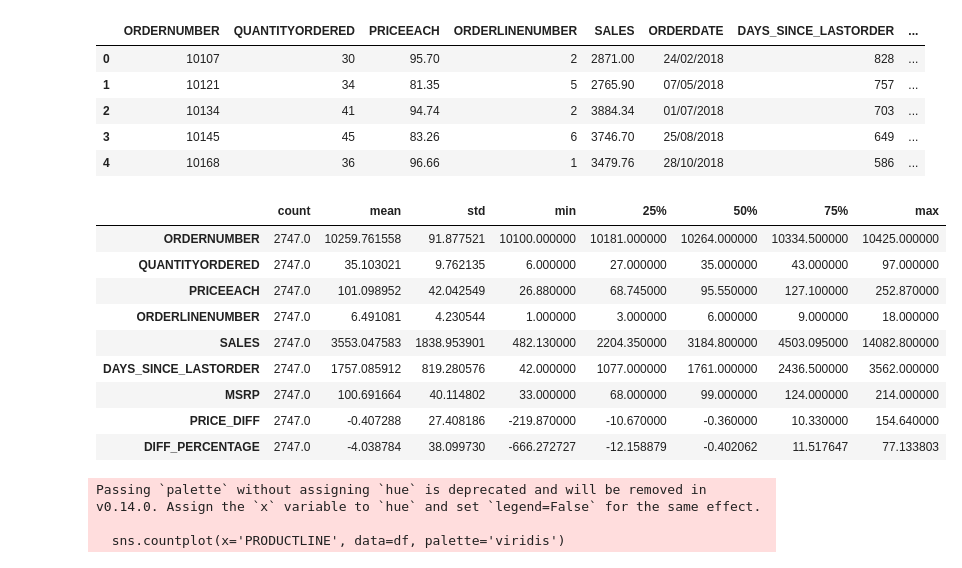
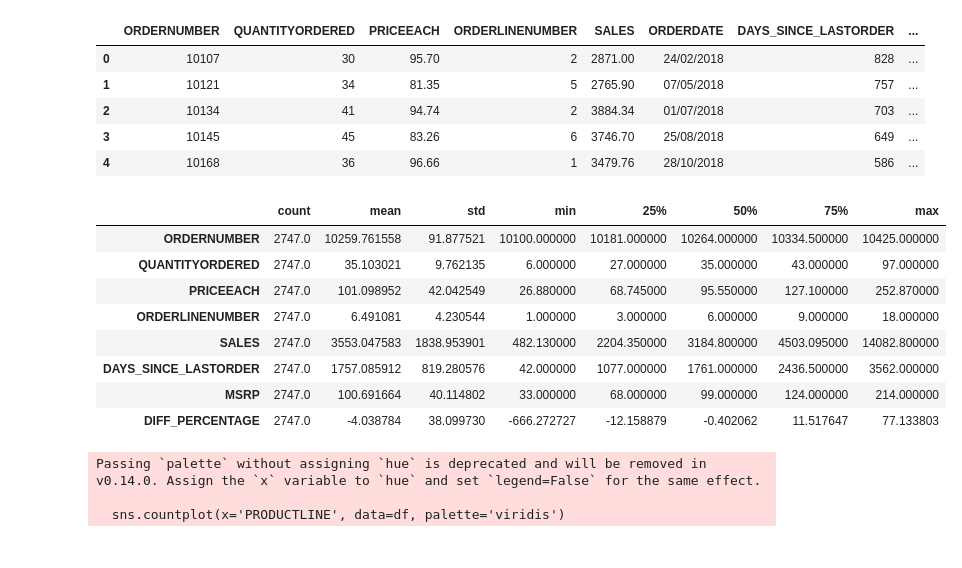
Before and after one commit to ameschini2206/Primera-Entrega-DSII---Alejandro-Meschini, a Jupyter notebook: Primera Entrega.ipynb, the cells around one changed output. Drawn from its saved outputs; the diff is of its cells as text; code cells hidden in the pictures.

```diff
--- a/Primera Entrega.ipynb
+++ b/Primera Entrega.ipynb
@@ -80,5 +80,5 @@ memory usage: 429.3+ KB
 # %%
 columnas_a_eliminar = ['PHONE', 'ADDRESSLINE1', 'PRODUCTCODE', 'CONTACTLASTNAME', 'CONTACTFIRSTNAME', 'POSTALCODE'] #No me va a sumar en el análisis
 
-df_limpio = df.drop(columns=columnas_a_eliminar)
+df= df.drop(columns=columnas_a_eliminar)
 # %%
@@ -91,8 +91,8 @@ df_limpio.head()
 | 3 | 10145 | 45 | 83.26 | 6 | 3746.70 | 25/08/2018 | 649 | ... |
 | 4 | 10168 | 36 | 96.66 | 1 | 3479.76 | 28/10/2018 | 586 | ... |
 # %%
-df_limpio['DIFF_PERCENTAGE'] = ((df['MSRP'] - df['PRICEEACH']) / df['MSRP']) * 100
-df_limpio.head()
+df['DIFF_PERCENTAGE'] = ((df['MSRP'] - df['PRICEEACH']) / df['MSRP']) * 100
+df.head()
 # %% [output]
 |  | ORDERNUMBER | QUANTITYORDERED | PRICEEACH | ORDERLINENUMBER | SALES | ORDERDATE | DAYS_SINCE_LASTORDER | ... |
 | 0 | 10107 | 30 | 95.70 | 2 | 2871.00 | 24/02/2018 | 828 | ... |
@@ -101,17 +101,16 @@ df_limpio.head()
 | 3 | 10145 | 45 | 83.26 | 6 | 3746.70 | 25/08/2018 | 649 | ... |
 | 4 | 10168 | 36 | 96.66 | 1 | 3479.76 | 28/10/2018 | 586 | ... |
 # %%
-df_limpio.describe().T
+df.describe().T
 # %% [output]
 |  | count | mean | std | min | 25% | 50% | 75% | max |
 | ORDERNUMBER | 2747.0 | 10259.761558 | 91.877521 | 10100.000000 | 10181.000000 | 10264.000000 | 10334.500000 | 10425.000000 |
 | QUANTITYORDERED | 2747.0 | 35.103021 | 9.762135 | 6.000000 | 27.000000 | 35.000000 | 43.000000 | 97.000000 |
 | PRICEEACH | 2747.0 | 101.098952 | 42.042549 | 26.880000 | 68.745000 | 95.550000 | 127.100000 | 252.870000 |
 | ORDERLINENUMBER | 2747.0 | 6.491081 | 4.230544 | 1.000000 | 3.000000 | 6.000000 | 9.000000 | 18.000000 |
 | SALES | 2747.0 | 3553.047583 | 1838.953901 | 482.130000 | 2204.350000 | 3184.800000 | 4503.095000 | 14082.800000 |
 | DAYS_SINCE_LASTORDER | 2747.0 | 1757.085912 | 819.280576 | 42.000000 | 1077.000000 | 1761.000000 | 2436.500000 | 3562.000000 |
 | MSRP | 2747.0 | 100.691664 | 40.114802 | 33.000000 | 68.000000 | 99.000000 | 124.000000 | 214.000000 |
-| PRICE_DIFF | 2747.0 | -0.407288 | 27.408186 | -219.870000 | -10.670000 | -0.360000 | 10.330000 | 154.640000 |
 | DIFF_PERCENTAGE | 2747.0 | -4.038784 | 38.099730 | -666.272727 | -12.158879 | -0.402062 | 11.517647 | 77.133803 |
 # %%
 sns.countplot(x='PRODUCTLINE', data=df, palette='viridis')
```
Also changed, not shown: parts of 9 cells of this notebook.
